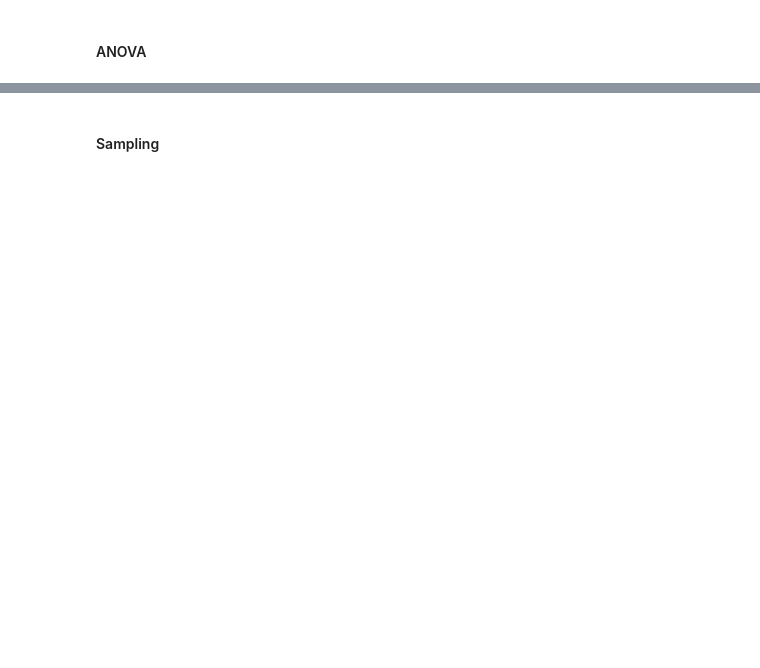
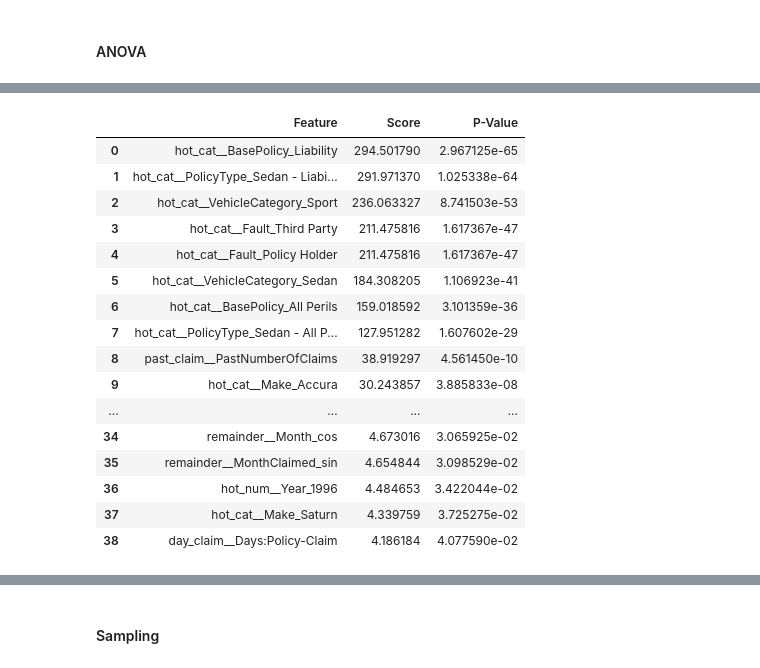
Before and after one commit to zvsuarez/insurance-fraud-pipeline, a Jupyter notebook: selection_sampling_test.ipynb, the cells around one changed output, grey strips where cells are left out. Cells and saved outputs as stored; diff of their text form; code cells hidden in the pictures; blank space fills up the shorter version.

Commit message:
fixed missing NaN after ColumnTransformer

```diff
--- a/selection_sampling_test.ipynb
+++ b/selection_sampling_test.ipynb
@@ -131,10 +158,8 @@ for feature in TEMP_SIN_COS:
         X_test[feature+'_sin'] = np.sin(2 * np.pi * X_test[feature] / 7)
         X_test[feature+'_cos'] = np.cos(2 * np.pi * X_test[feature] / 7)
 # %%
-X_train.drop(columns=['MonthClaimed', 'Month'], inplace=True)
-X_test.drop(columns=['MonthClaimed', 'Month'], inplace=True)
-X_train.drop(columns=['DayOfWeekClaimed', 'DayOfWeek'], inplace=True)
-X_test.drop(columns=['DayOfWeekClaimed', 'DayOfWeek'], inplace=True)
+X_train.drop(columns=['MonthClaimed', 'Month', 'DayOfWeekClaimed', 'DayOfWeek'], inplace=True)
+X_test.drop(columns=['MonthClaimed', 'Month', 'DayOfWeekClaimed', 'DayOfWeek'], inplace=True)
 # %%
 from scipy import stats
 
@@ -154,6 +186,7 @@ svc_preprocessor = ColumnTransformer(
     transformers=[
         ('hot_num', OneHotEncoder(), ONE_HOT_NUMERICAL),
         ('hot_cat', OneHotEncoder(), ONE_HOT_CATEGORICAL),
+        ('deduct', proc.MapTransform(DEDUCTIBLE, DEDUCTIBLE_MAP), DEDUCTIBLE),
         ('age_veh', proc.MapTransform(AGE_OF_VEH_VAR, AGE_OF_VEH_MAP), AGE_OF_VEH_VAR),
         ('age_pol', proc.MapTransform(AGE_OF_POL_VAR, AGE_OF_POL_MAP), AGE_OF_POL_VAR),
         ('veh_price', proc.MapTransform(VEH_PRICE_VAR, VEH_PRICE_MAP), VEH_PRICE_VAR),
@@ -169,6 +202,7 @@ anova_preprocessor = ColumnTransformer(
     transformers=[
         ('hot_num', OneHotEncoder(), ONE_HOT_NUMERICAL),
         ('hot_cat', OneHotEncoder(), ONE_HOT_CATEGORICAL),
+        ('deduct', proc.MapTransform(DEDUCTIBLE, DEDUCTIBLE_MAP), DEDUCTIBLE),
         ('age_veh', proc.MapTransform(AGE_OF_VEH_VAR, AGE_OF_VEH_MAP), AGE_OF_VEH_VAR),
         ('age_pol', proc.MapTransform(AGE_OF_POL_VAR, AGE_OF_POL_MAP), AGE_OF_POL_VAR),
         ('veh_price', proc.MapTransform(VEH_PRICE_VAR, VEH_PRICE_MAP), VEH_PRICE_VAR),
@@ -227,0 +323,3 @@ anova_selector.fit(X_train_anova, y_train_anova)
+# %%
+anova_features = anova_preprocessor.get_feature_names_out()
+anova_features
@@ -231,8 +384,9 @@ print('pvalues: ', anova_selector.pvalues_)
 # %%
 feature_stats = pd.DataFrame({
-    'Feature': X_train.columns,
+    'Feature': anova_features,
     'Score': anova_selector.scores_,
     'P-Value': anova_selector.pvalues_
 })
 
 feature_stats.sort_values(by='Score', ascending=False, inplace=True)
+feature_stats.reset_index(drop=True, inplace=True)
@@ -249,0 +393,20 @@ anova_selected
+# %%
+feature_stats[feature_stats['P-Value'] < 0.05]
+# %% [output]
+|  | Feature | Score | P-Value |
+| 0 | hot_cat__BasePolicy_Liability | 294.501790 | 2.967125e-65 |
+| 1 | hot_cat__PolicyType_Sedan - Liabi... | 291.971370 | 1.025338e-64 |
+| 2 | hot_cat__VehicleCategory_Sport | 236.063327 | 8.741503e-53 |
+| 3 | hot_cat__Fault_Third Party | 211.475816 | 1.617367e-47 |
+| 4 | hot_cat__Fault_Policy Holder | 211.475816 | 1.617367e-47 |
+| 5 | hot_cat__VehicleCategory_Sedan | 184.308205 | 1.106923e-41 |
+| 6 | hot_cat__BasePolicy_All Perils | 159.018592 | 3.101359e-36 |
+| 7 | hot_cat__PolicyType_Sedan - All P... | 127.951282 | 1.607602e-29 |
+| 8 | past_claim__PastNumberOfClaims | 38.919297 | 4.561450e-10 |
+| 9 | hot_cat__Make_Accura | 30.243857 | 3.885833e-08 |
+| ... | ... | ... | ... |
+| 34 | remainder__Month_cos | 4.673016 | 3.065925e-02 |
+| 35 | remainder__MonthClaimed_sin | 4.654844 | 3.098529e-02 |
+| 36 | hot_num__Year_1996 | 4.484653 | 3.422044e-02 |
+| 37 | hot_cat__Make_Saturn | 4.339759 | 3.725275e-02 |
+| 38 | day_claim__Days:Policy-Claim | 4.186184 | 4.077590e-02 |
```
Also changed, not shown: parts of 42 cells of this notebook.
